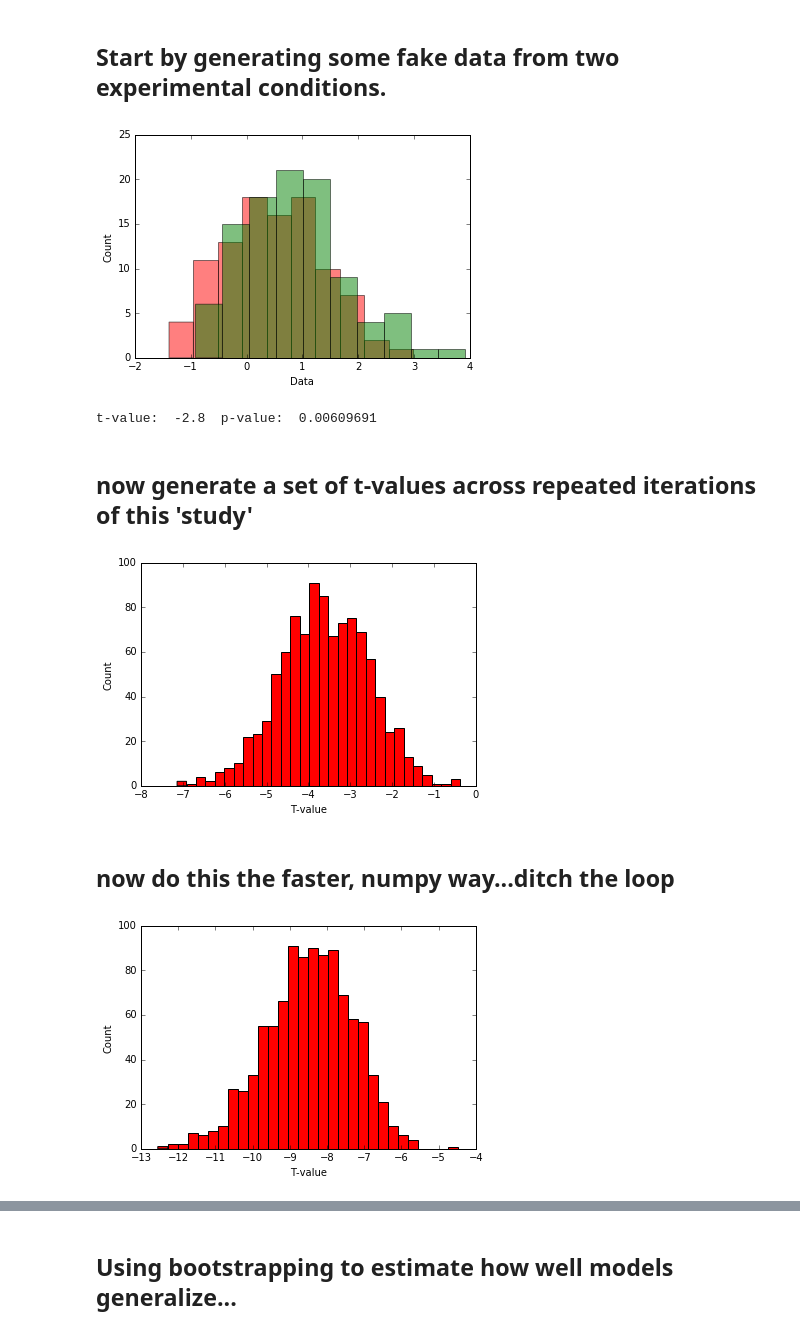
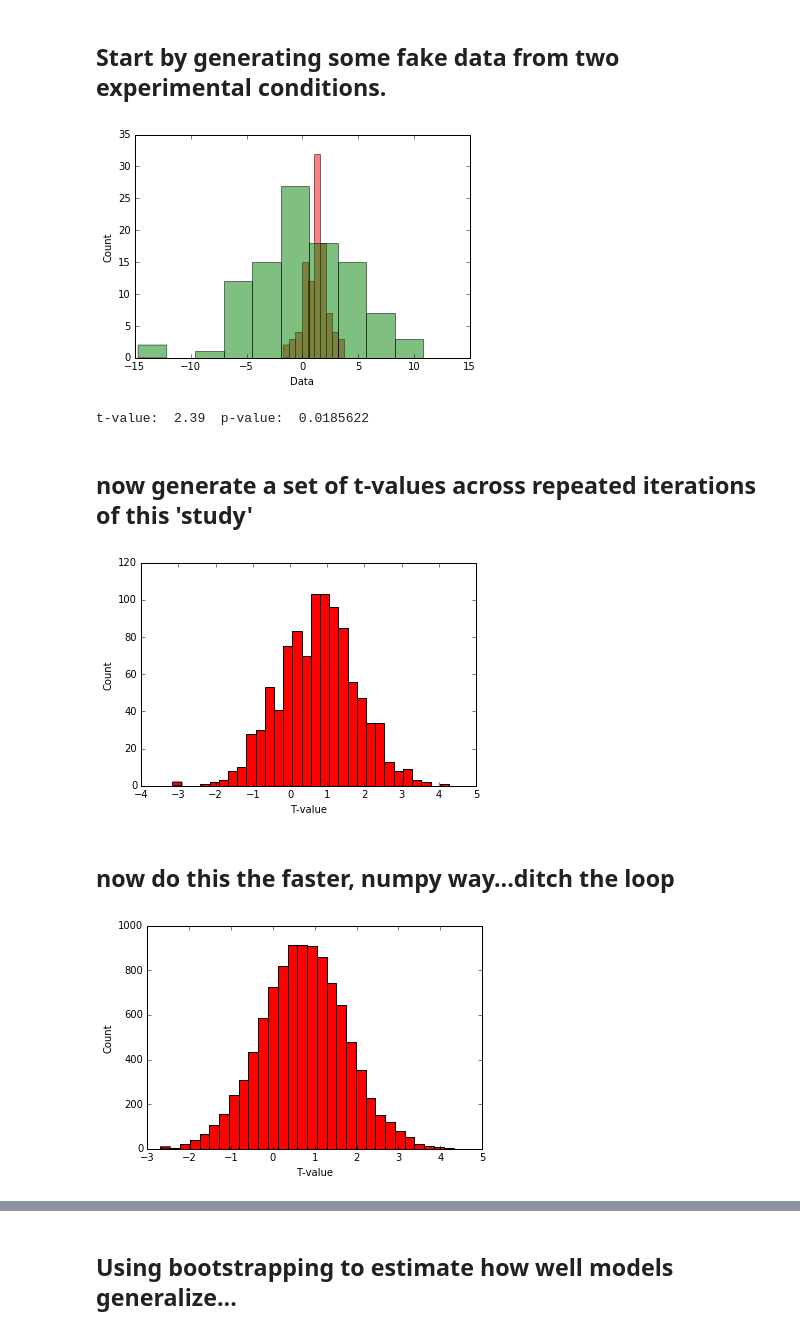
Before and after one commit to TimCSheehan/dev, a Jupyter notebook: Tutorial030_NonParametricStats.ipynb, the cells around one changed output, grey strips where cells are left out. Cells and saved outputs as stored; diff of their text form; code cells hidden in the pictures.

```diff
--- a/Tutorial030_NonParametricStats.ipynb
+++ b/Tutorial030_NonParametricStats.ipynb
@@ -42,30 +33,30 @@ import matplotlib.pyplot as plt
 ## Start by generating some fake data from two experimental conditions.
 # %%
 N = 100                      # number of data points (or 'subjects')
-mu_of_conditions = .5,1      # means of each distribution
+mu_of_conditions = 1.1,1     # means of each distribution
 var_of_conditions = 1,1      # variance of each distribution - start with equal variance
 
 # then use random.randn to generate two data sets with specified
-d1 = (np.random.randn(N,) + mu_of_conditions[0]) * var_of_conditions[0]
-d2 = (np.random.randn(N,) + mu_of_conditions[1]) * var_of_conditions[1]
+d1 = (np.random.randn(N,) * var_of_conditions[0]) + mu_of_conditions[0]
+d2 = (np.random.randn(N,) * var_of_conditions[1]) + mu_of_conditions[1]
 
 # histogram to show the data. Use alpha value to set transparency so that you can see overlap
 plt.hist(d1, color='r', alpha=.5)
 plt.hist(d2, color='g', alpha=.5)
 plt.xlabel('Data')
 plt.ylabel('Count')
 plt.show()
 
 t_val = stats.ttest_rel(d1,d2)
 print('t-value: ', np.round(t_val.statistic,2), ' p-value: ', np.round(t_val.pvalue,8))
 # %% [output]
-[figure, old version]
+[figure, new version]
-t-value:  -2.8  p-value:  0.00609691
+t-value:  2.39  p-value:  0.0185622
 # %% [markdown]
 ## now generate a set of t-values across repeated iterations of this 'study'
 # %%
 N = 100                      # number of data points (or 'subjects')
-mu_of_conditions = .5,1      # means of each distribution
+mu_of_conditions = 1.1,1      # means of each distribution
 var_of_conditions = 1,1     # variance of each distribution - start with equal variance, then make unequal
 
 # number of repeats of the study
@@ -76,8 +67,8 @@ study_t_val = np.zeros(num_studies)
 
 for i in np.arange(num_studies):
     # then use random.randn to generate two data sets with specified
-    d1 = (np.random.randn(N,) + mu_of_conditions[0]) * var_of_conditions[0]
-    d2 = (np.random.randn(N,) + mu_of_conditions[1]) * var_of_conditions[1]
+    d1 = (np.random.randn(N,) * var_of_conditions[0]) + mu_of_conditions[0]
+    d2 = (np.random.randn(N,) * var_of_conditions[1]) + mu_of_conditions[1]
 
     t_val = stats.ttest_rel(d1,d2)
 
@@ -91,21 +82,21 @@ plt.xlabel('T-value')
 plt.ylabel('Count')
 plt.show()
 # %% [output]
-[figure, old version]
+[figure, new version]
 # %% [markdown]
 ## now do this the faster, numpy way...ditch the loop
 # %%
-N = 100                      # number of data points (or 'subjects')
-mu_of_conditions = .5,1      # means of each distribution
-var_of_conditions = 1,4     # variance of each distribution - start with equal variance, then make unequal
+N = 100                     # number of data points (or 'subjects')
+mu_of_conditions = 1.1,1      # means of each distribution
+var_of_conditions = 1,1     # variance of each distribution - start with equal variance, then make unequal
 
-# number of repeats of the study
-num_studies = 1000
+# number of times we repeat the study
+num_studies = 10000
 
 # then use random.randn to generate two data sets with specified
 # instead of looping generate a N x num_studies matrix all at once
-d1 = (np.random.randn(N,num_studies) + mu_of_conditions[0]) * var_of_conditions[0]
-d2 = (np.random.randn(N,num_studies) + mu_of_conditions[1]) * var_of_conditions[1]
+d1 = (np.random.randn(N,num_studies) * var_of_conditions[0]) + mu_of_conditions[0]
+d2 = (np.random.randn(N,num_studies) * var_of_conditions[1]) + mu_of_conditions[1]
 
 # do the t-test on all columns of data (i.e. across rows, or across the first dim)
 t_val = stats.ttest_rel(d1,d2,axis=0)
@@ -119,4 +110,4 @@ plt.xlabel('T-value')
 plt.ylabel('Count')
 plt.show()
 # %% [output]
-[figure, old version]
+[figure, new version]
```
Also changed, not shown: parts of 9 cells of this notebook.
